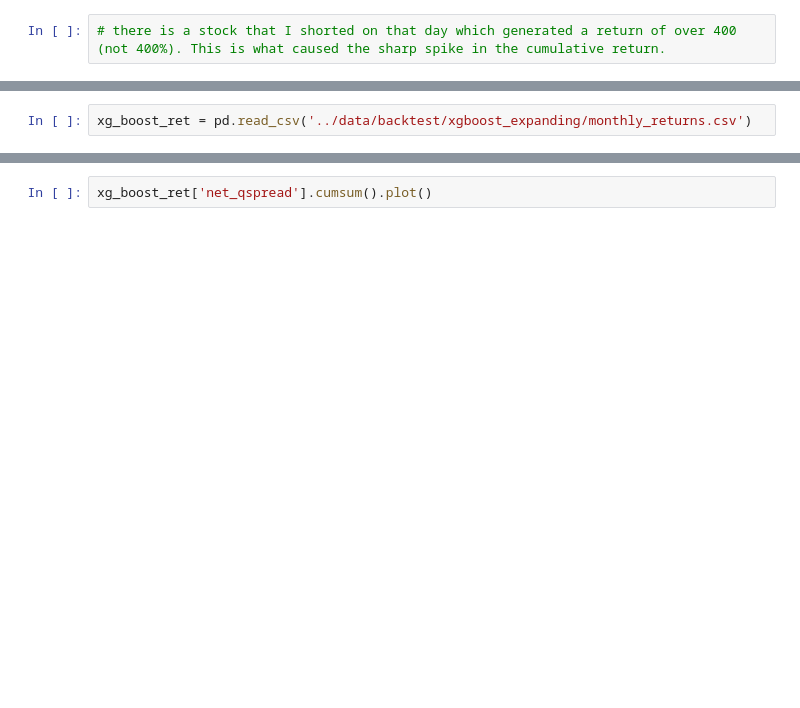
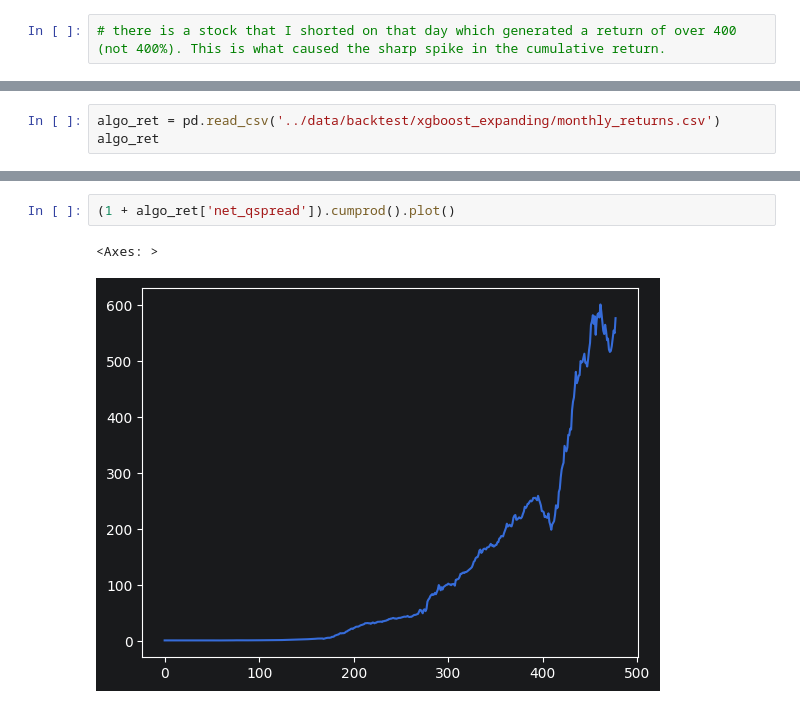
Before and after one commit to JohnnyTung123/MLII, a Jupyter notebook: code/researcher.ipynb, the cells around one changed output, grey strips where cells are left out. Cells and saved outputs as stored; diff of their text form; blank space fills up the shorter version.

```diff
--- a/code/researcher.ipynb
+++ b/code/researcher.ipynb
@@ -148,2 +217,3 @@ rets_df
 # %%
-xg_boost_ret = pd.read_csv('../data/backtest/xgboost_expanding/monthly_returns.csv')
+algo_ret = pd.read_csv('../data/backtest/xgboost_expanding/monthly_returns.csv')
+algo_ret
@@ -150,3 +234,6 @@ xg_boost_ret = pd.read_csv('../data/backtest/xgboost_expanding/monthly_returns.c
 # %%
-xg_boost_ret['net_qspread'].cumsum().plot()
+(1 + algo_ret['net_qspread']).cumprod().plot()
+# %% [output]
+<Axes: >
+[figure, added]
 # %%
```
Also changed, not shown: parts of 31 cells of this notebook, 17 other files.
